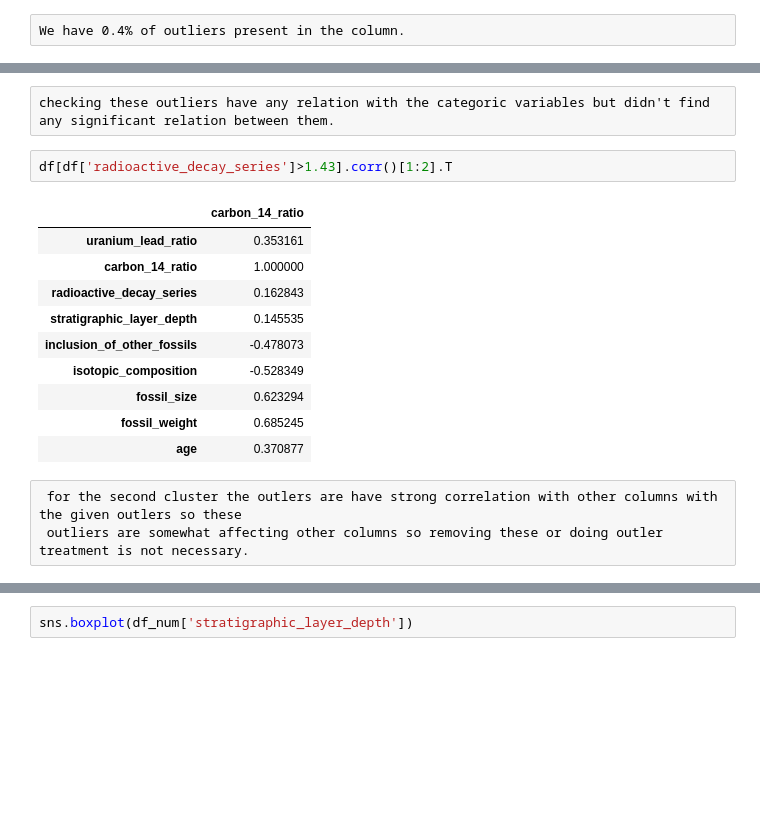
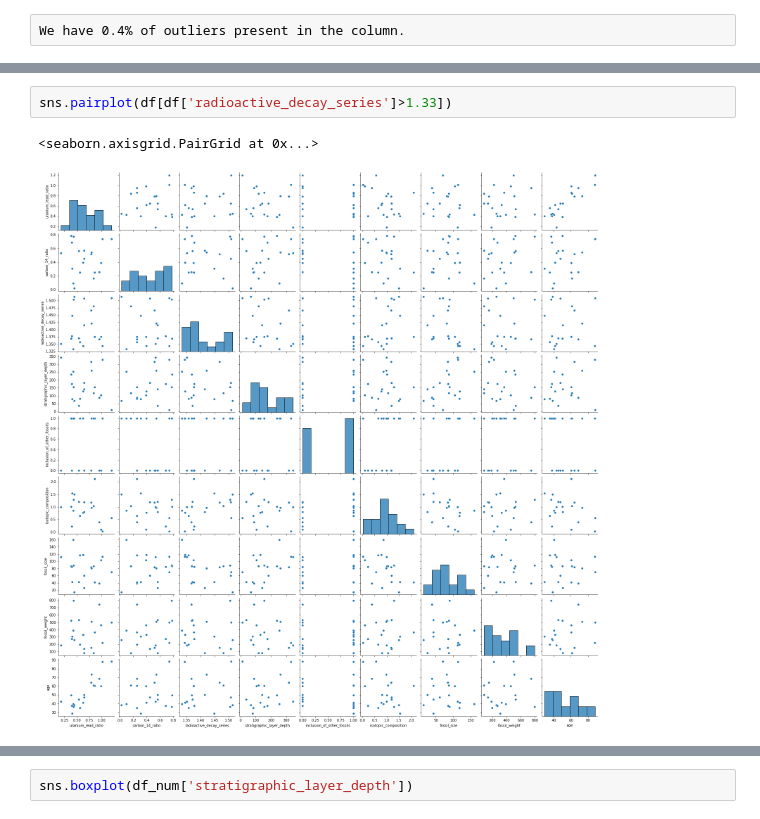
Before and after one commit to bandinikhilkuma/prediction-of-age-of-fossils, a Jupyter notebook: Untitled.ipynb, the cells around one changed output, grey strips where cells are left out. Cells and saved outputs as stored; diff of their text form; blank space fills up the shorter version.

```diff
--- a/Untitled.ipynb
+++ b/Untitled.ipynb
@@ -563,18 +484,5 @@ df[df['radioactive_decay_series']>1.33][['geological_period','paleomagnetic_data
-# %% [raw]
-checking these outliers have any relation with the categoric variables but didn't find any significant relation between them.
-# %%
-df[df['radioactive_decay_series']>1.43].corr()[1:2].T
-# %% [output]
-|  | carbon_14_ratio |
-| uranium_lead_ratio | 0.353161 |
-| carbon_14_ratio | 1.000000 |
-| radioactive_decay_series | 0.162843 |
-| stratigraphic_layer_depth | 0.145535 |
-| inclusion_of_other_fossils | -0.478073 |
-| isotopic_composition | -0.528349 |
-| fossil_size | 0.623294 |
-| fossil_weight | 0.685245 |
-| age | 0.370877 |
-# %% [raw]
- for the second cluster the outlers are have strong correlation with other columns with the given outlers so these
- outliers are somewhat affecting other columns so removing these or doing outler treatment is not necessary.
+# %%
+sns.pairplot(df[df['radioactive_decay_series']>1.33])
+# %% [output]
+<seaborn.axisgrid.PairGrid at 0x...>
+[figure, added]
```
Also changed, not shown: parts of 80 cells of this notebook.
